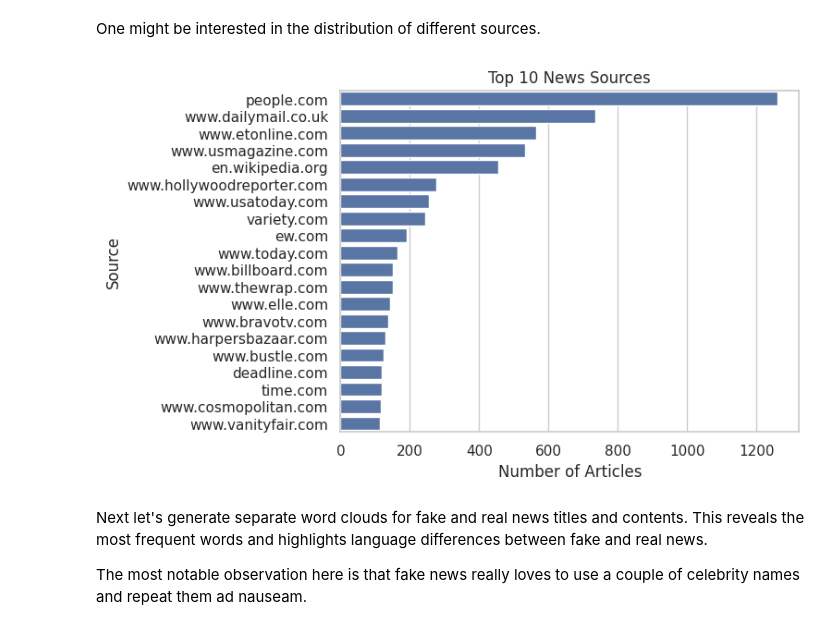
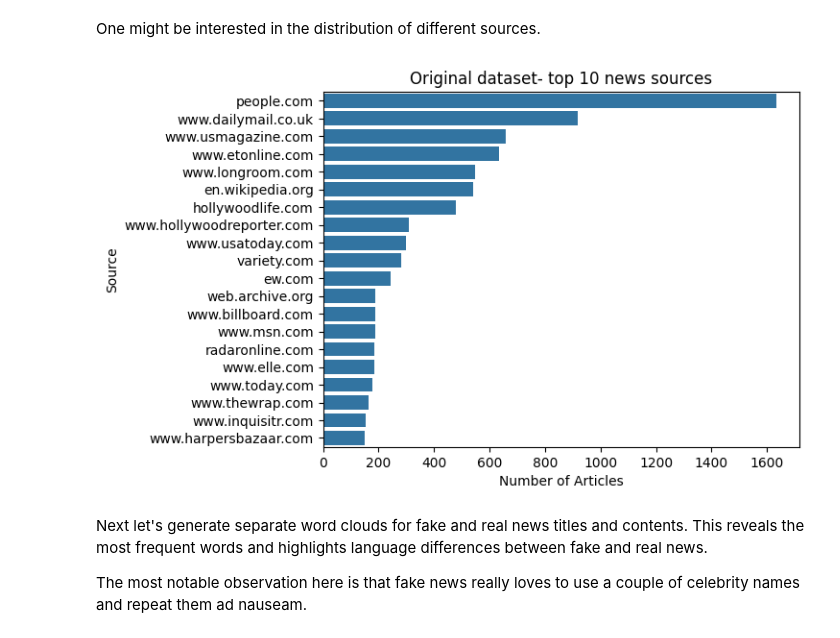
Before and after one commit to nevernorbo/FateML_FakeNews, a Jupyter notebook: fakenews.ipynb, the cells around one changed output. Drawn from its saved outputs; the diff is of its cells as text; code cells hidden in the pictures.

```diff
--- a/fakenews.ipynb
+++ b/fakenews.ipynb
@@ -180,15 +157,15 @@ Ratio:  3.282826261008807
 # %% [markdown]
 One might be interested in the distribution of different sources.
 # %%
-top_sources = dataset['source_domain'].value_counts().head(20)
+top_sources = original_dataset['source_domain'].value_counts().head(20)
 sns.barplot(x=top_sources.values, y=top_sources.index)
 
-plt.title('Top 10 News Sources')
+plt.title('Original dataset- top 10 news sources')
 plt.xlabel('Number of Articles')
 plt.ylabel('Source')
 plt.show()
 # %% [output]
-[figure, old version]
+[figure, new version]
 # %% [markdown]
 Next let's generate separate word clouds for fake and real news titles and contents. This reveals the most frequent words and highlights language differences between fake and real news.
 
```
Also changed, not shown: parts of 57 cells of this notebook, 4 other files.
